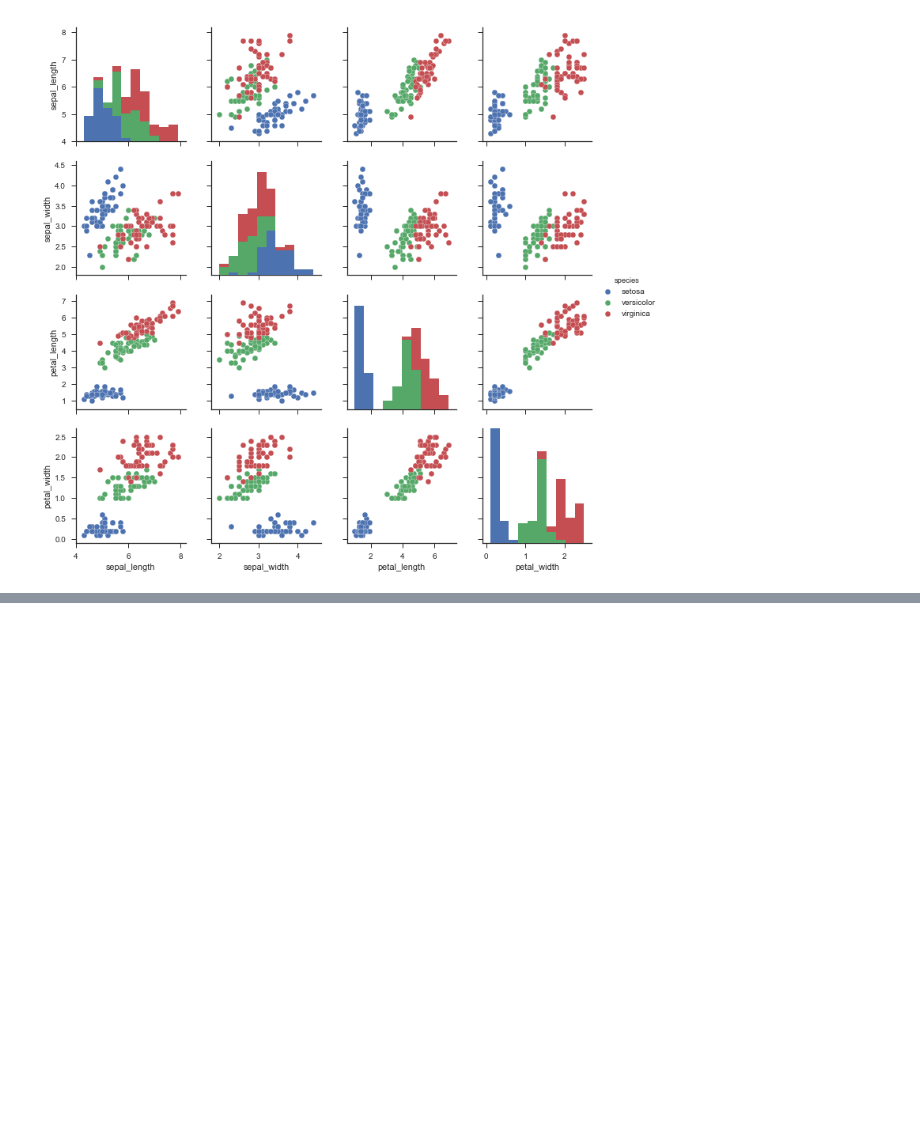
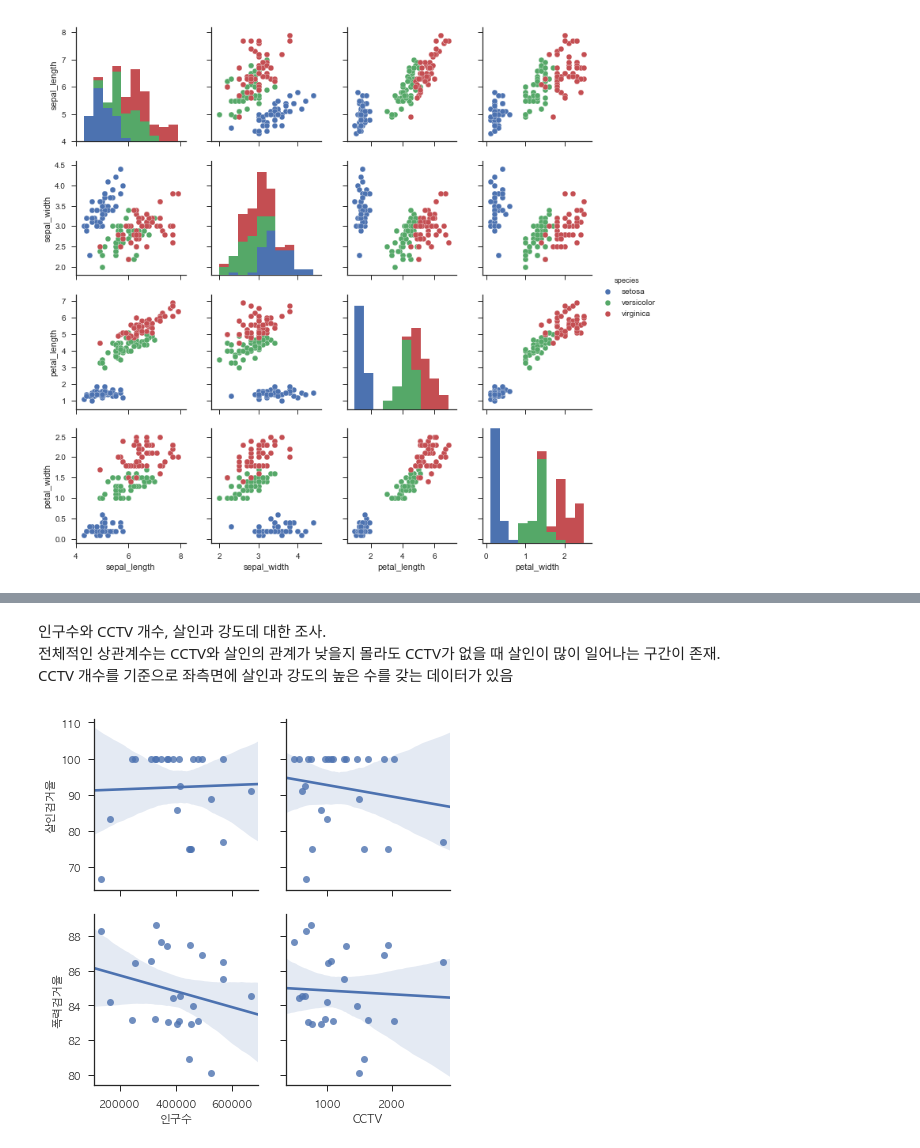
Before and after one commit to KimDoKy/DataScience, a Jupyter notebook: source_code/chap2. Analysis for crime in Seoul.ipynb, the cells around one changed output, grey strips where cells are left out. Cells and saved outputs as stored; diff of their text form; code cells hidden in the pictures; blank space fills up the shorter version.

```diff
--- a/source_code/chap2. Analysis for crime in Seoul.ipynb
+++ b/source_code/chap2. Analysis for crime in Seoul.ipynb
@@ -649,0 +715,11 @@ plt.show()
+# %% [markdown]
+인구수와 CCTV 개수, 살인과 강도데 대한 조사.
+전체적인 상관계수는 CCTV와 살인의 관계가 낮을지 몰라도 CCTV가 없을 때 살인이 많이 일어나는 구간이 존재.
+CCTV 개수를 기준으로 좌측면에 살인과 강도의 높은 수를 갖는 데이터가 있음
+# %%
+sns.pairplot(crime_anal_norm,
+            x_vars=['인구수', 'CCTV'],
+            y_vars=['살인검거율', '폭력검거율'], kind='reg', size=3)
+plt.show()
+# %% [output]
+[figure, added]
```
Also changed, not shown: parts of 14 cells of this notebook, 1 other file.
